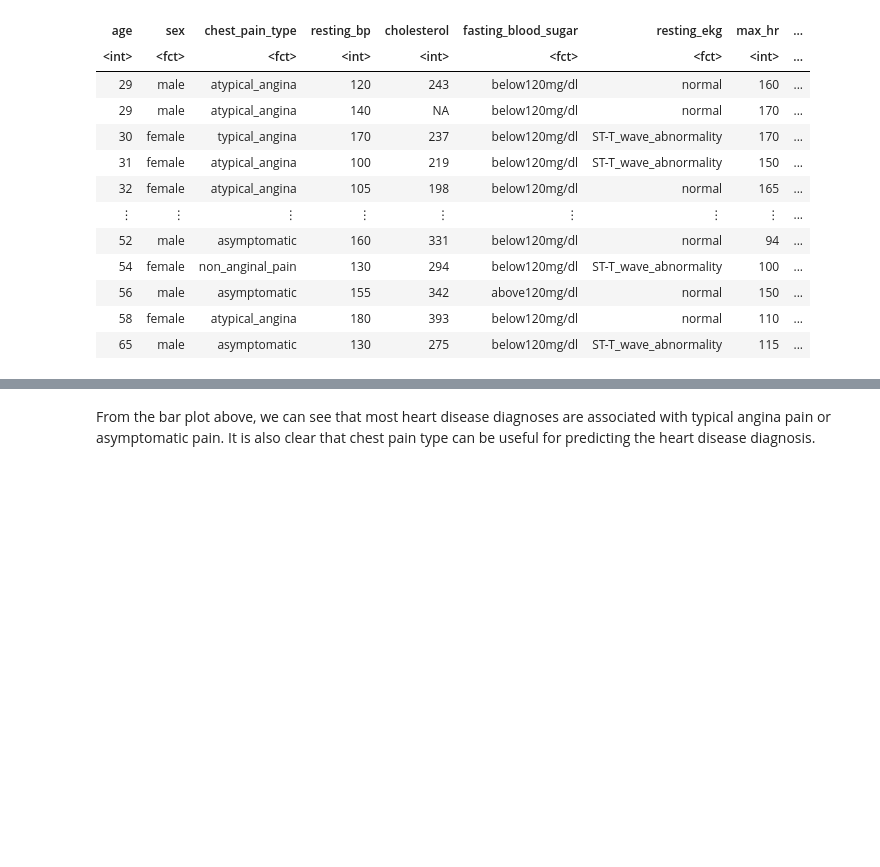
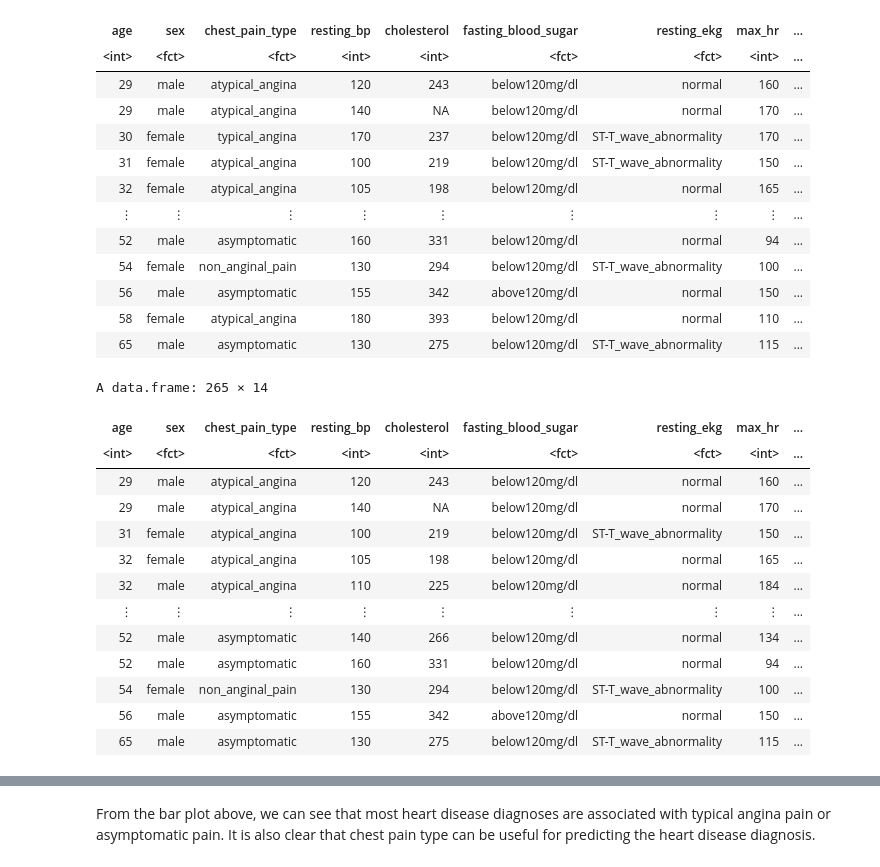
Before and after one commit to MaxVinichenko/DSCI_100_Final_Project, a Jupyter notebook: data.ipynb, the cells around one changed output, grey strips where cells are left out. Drawn from its saved outputs; the diff is of its cells as text; code cells hidden in the pictures; blank space fills up the shorter version.

Commit message:
I added summary tables

```diff
--- a/data.ipynb
+++ b/data.ipynb
@@ -127,3 +127,25 @@ A data.frame: 293 × 14
 | 56 | male | asymptomatic | 155 | 342 | above120mg/dl | normal | 150 | ... |
 | 58 | female | atypical_angina | 180 | 393 | below120mg/dl | normal | 110 | ... |
 | 65 | male | asymptomatic | 130 | 275 | below120mg/dl | ST-T_wave_abnormality | 115 | ... |
+# %%
+#The table with 265 rows the missing data for thalassemia type
+
+summarized_table <- formatted_heart_disease |>
+                    filter(thalassemia_type == '?')
+
+summarized_table
+# %% [output]
+A data.frame: 265 × 14
+| age | sex | chest_pain_type | resting_bp | cholesterol | fasting_blood_sugar | resting_ekg | max_hr | ... |
+| <int> | <fct> | <fct> | <int> | <int> | <fct> | <fct> | <int> | ... |
+| 29 | male | atypical_angina | 120 | 243 | below120mg/dl | normal | 160 | ... |
+| 29 | male | atypical_angina | 140 | NA | below120mg/dl | normal | 170 | ... |
+| 31 | female | atypical_angina | 100 | 219 | below120mg/dl | ST-T_wave_abnormality | 150 | ... |
+| 32 | female | atypical_angina | 105 | 198 | below120mg/dl | normal | 165 | ... |
+| 32 | male | atypical_angina | 110 | 225 | below120mg/dl | normal | 184 | ... |
+| ⋮ | ⋮ | ⋮ | ⋮ | ⋮ | ⋮ | ⋮ | ⋮ | ... |
+| 52 | male | asymptomatic | 140 | 266 | below120mg/dl | normal | 134 | ... |
+| 52 | male | asymptomatic | 160 | 331 | below120mg/dl | normal | 94 | ... |
+| 54 | female | non_anginal_pain | 130 | 294 | below120mg/dl | ST-T_wave_abnormality | 100 | ... |
+| 56 | male | asymptomatic | 155 | 342 | above120mg/dl | normal | 150 | ... |
+| 65 | male | asymptomatic | 130 | 275 | below120mg/dl | ST-T_wave_abnormality | 115 | ... |
```
Also changed, not shown: parts of 5 cells of this notebook.
